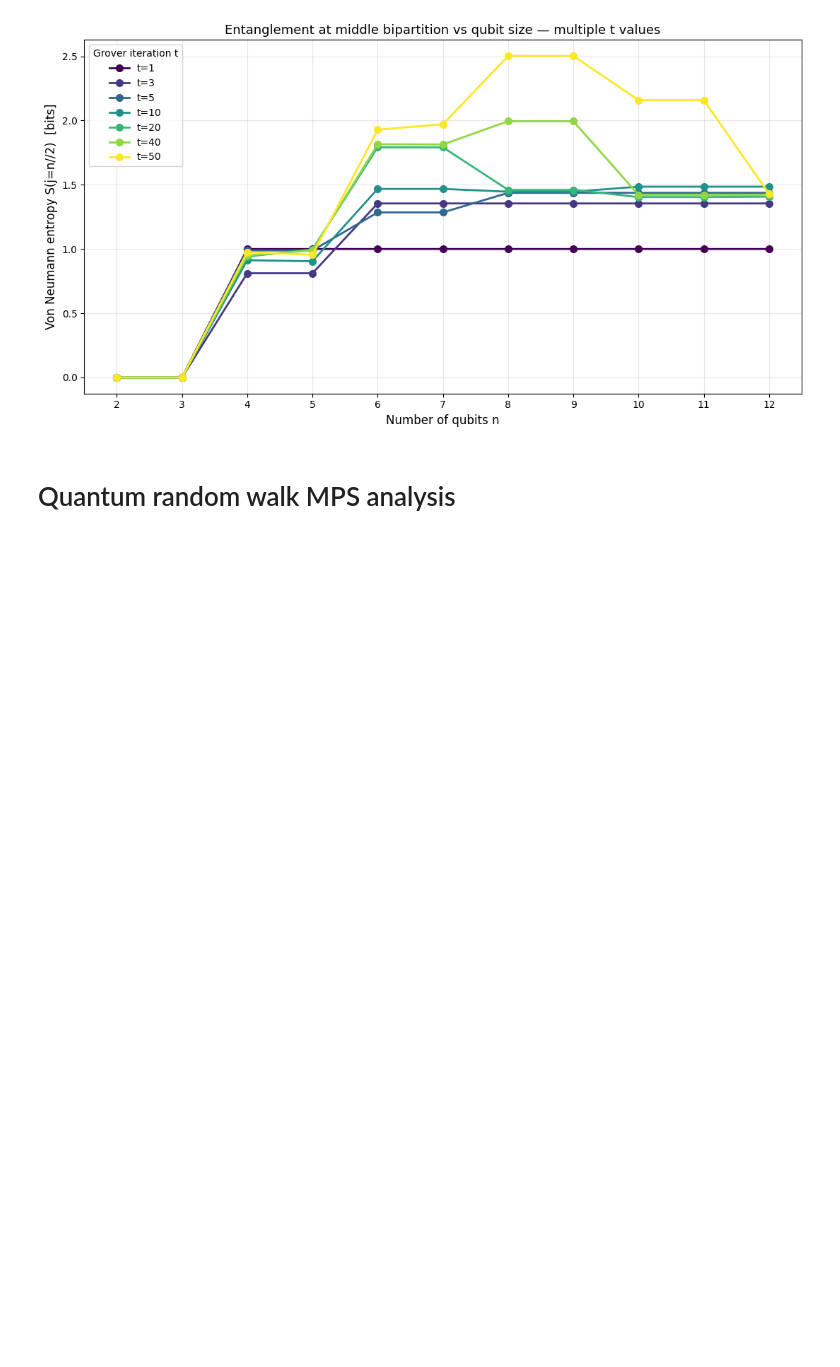
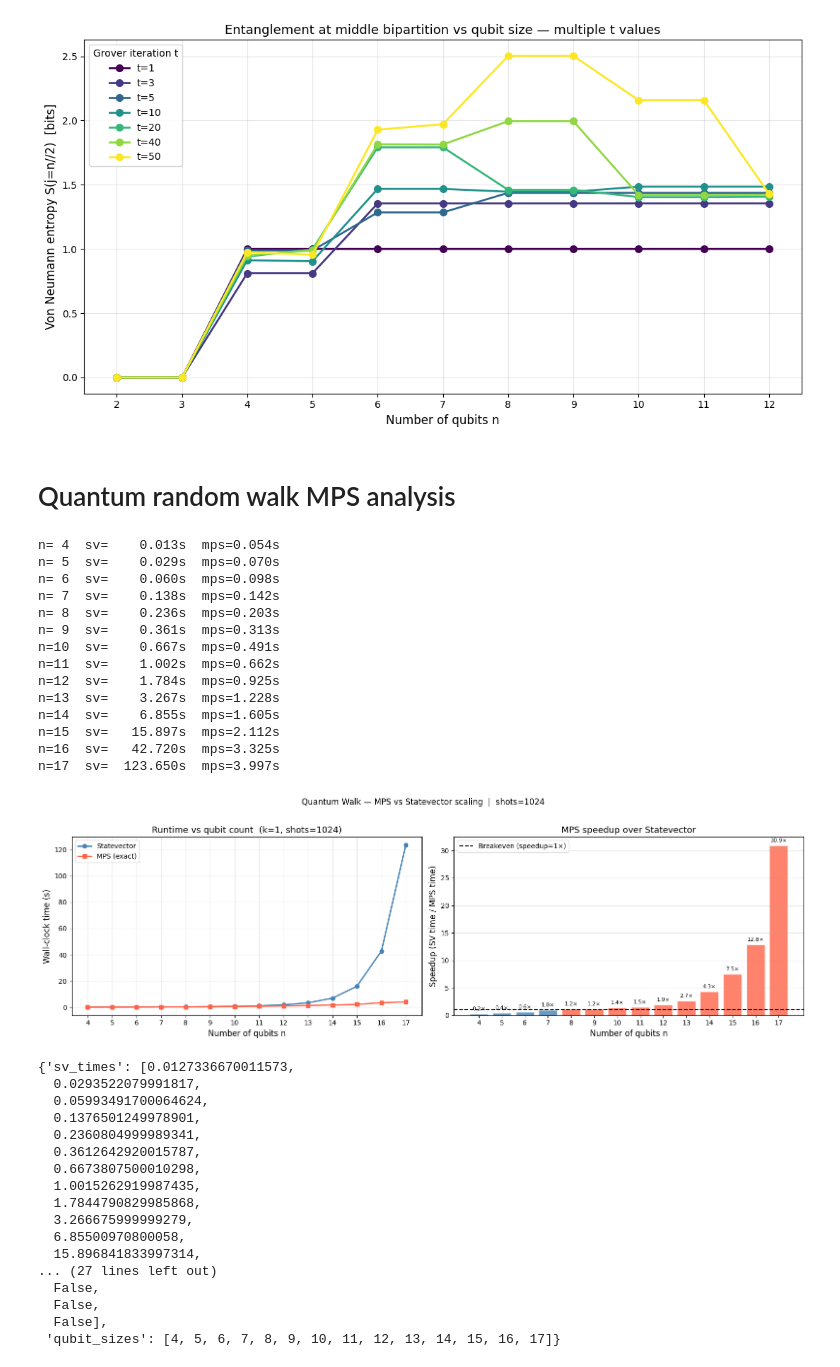
Before and after one commit to cezaris13/Quantum-ideas-factory-tensor-networks, a Jupyter notebook: tensor_networks_and_entropy.ipynb, the cells around one changed output. Cells and saved outputs as stored; diff of their text form; code cells hidden in the pictures; blank space fills up the shorter version.

```diff
--- a/tensor_networks_and_entropy.ipynb
+++ b/tensor_networks_and_entropy.ipynb
@@ -264,3 +264,48 @@ n=12  j=6  S=1.42999
 [figure]
 # %% [markdown]
 # Quantum random walk MPS analysis
+# %%
+shots       = 1024
+k_fixed     = 1
+qubit_sizes = list(range(4, 18))
+
+mps.run_scaling_comparison(
+    circuit_builder = lambda n: qrw.construct_walk_no_measure(n, k_fixed),
+    qubit_sizes     = qubit_sizes,
+    k_fixed         = k_fixed,
+    shots           = shots,
+    title           = "Quantum Walk — MPS vs Statevector scaling",
+)
+# %% [output]
+n= 4  sv=    0.013s  mps=0.054s
+n= 5  sv=    0.029s  mps=0.070s
+n= 6  sv=    0.060s  mps=0.098s
+n= 7  sv=    0.138s  mps=0.142s
+n= 8  sv=    0.236s  mps=0.203s
+n= 9  sv=    0.361s  mps=0.313s
+n=10  sv=    0.667s  mps=0.491s
+n=11  sv=    1.002s  mps=0.662s
+n=12  sv=    1.784s  mps=0.925s
+n=13  sv=    3.267s  mps=1.228s
+n=14  sv=    6.855s  mps=1.605s
+n=15  sv=   15.897s  mps=2.112s
+n=16  sv=   42.720s  mps=3.325s
+n=17  sv=  123.650s  mps=3.997s
+[figure, added]
+{'sv_times': [0.0127336670011573,
+  0.0293522079991817,
+  0.05993491700064624,
+  0.1376501249978901,
+  0.2360804999989341,
+  0.3612642920015787,
+  0.6673807500010298,
+  1.0015262919987435,
+  1.7844790829985868,
+  3.266675999999279,
+  6.85500970800058,
+  15.896841833997314,
+... (27 lines left out)
+  False,
+  False,
+  False],
+ 'qubit_sizes': [4, 5, 6, 7, 8, 9, 10, 11, 12, 13, 14, 15, 16, 17]}
```
Also changed, not shown: parts of 6 cells of this notebook, 1 other file.
